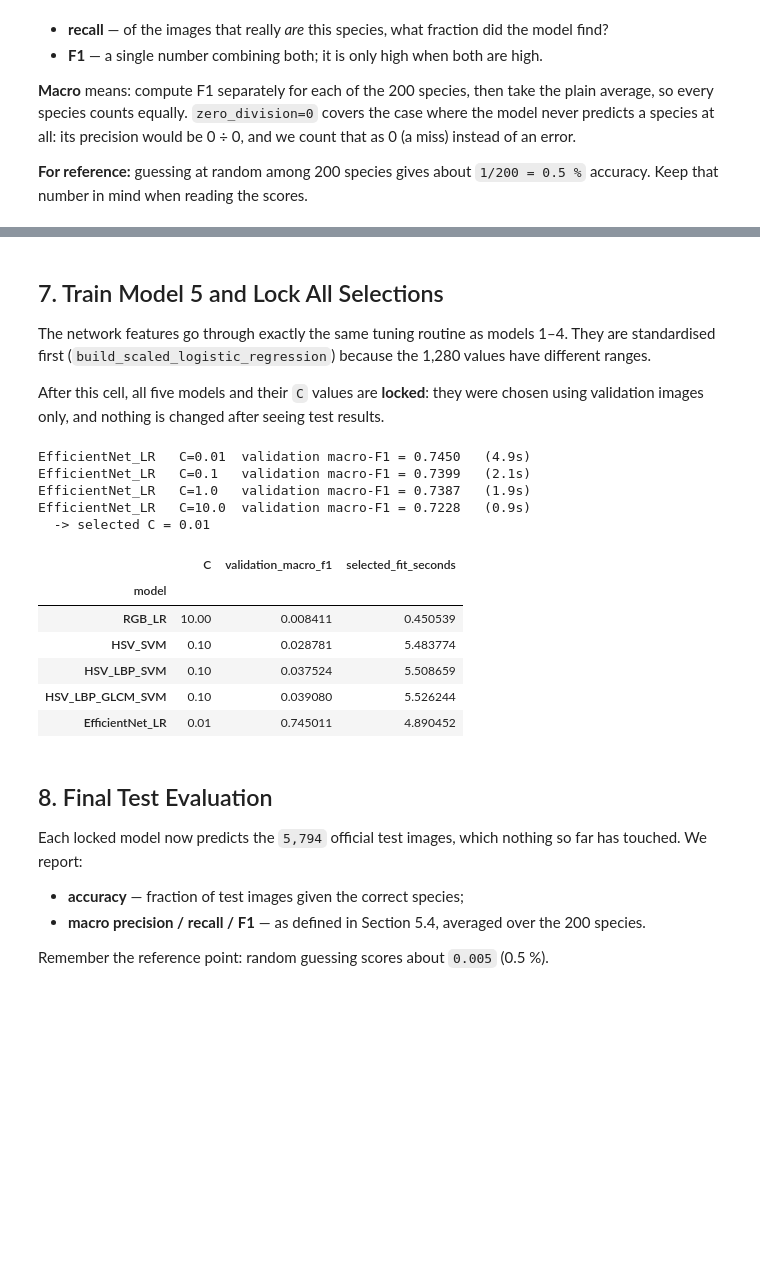
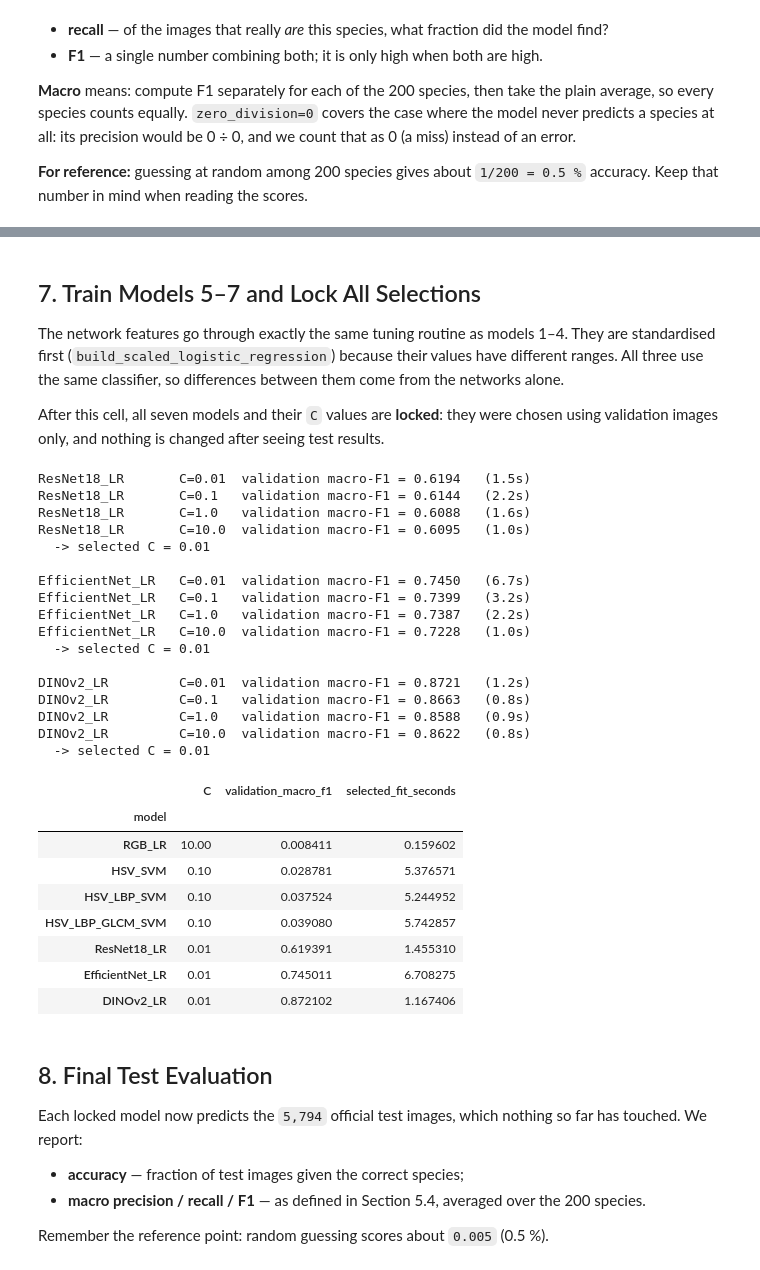
Before and after one commit to HaLTic/ML_Project_Birds, a Jupyter notebook: cosc434-group12-project-v2.ipynb, the cells around one changed output, grey strips where cells are left out. Cells and saved outputs as stored; diff of their text form; code cells hidden in the pictures; blank space fills up the shorter version.

```diff
--- a/cosc434-group12-project-v2.ipynb
+++ b/cosc434-group12-project-v2.ipynb
@@ -448,14 +458,14 @@ def extract_colour_texture_features(rows):
     return {feature_name: np.array(vectors) for feature_name, vectors in tables.items()}
 
 
-def load_or_extract(cache_file, extract_function, rows):
-    """Load features saved by an earlier run, or compute them now and save them for next time."""
+def load_or_extract(cache_file, extract_function, *arguments):
+    """Load features saved by an earlier run, or call extract_function(*arguments) now and save the result."""
     if cache_file.is_file():
         print('Loaded saved features:', cache_file.name)
         return dict(np.load(cache_file))
-    print(f'Extracting features for {len(rows)} images -> {cache_file.name}')
+    print('Extracting features ->', cache_file.name)
     started = perf_counter()
-    arrays = extract_function(rows)
+    arrays = extract_function(*arguments)
     extraction_seconds[cache_file.stem] = perf_counter() - started
     np.savez_compressed(cache_file, **arrays)
     return arrays
@@ -513,7 +523,9 @@ MODEL_FEATURES = {
     'HSV_SVM':          ['hsv'],
     'HSV_LBP_SVM':      ['hsv', 'lbp'],
     'HSV_LBP_GLCM_SVM': ['hsv', 'lbp', 'glcm'],
-    'EfficientNet_LR':  ['cnn'],          # these features are created in Section 6
+    'ResNet18_LR':      ['resnet18'],
+    'EfficientNet_LR':  ['efficientnet'],
+    'DINOv2_LR':        ['dinov2'],
 }
 
 def get_features(model_name, split_name):
@@ -543,7 +555,9 @@ MODEL_BUILDERS = {
     'HSV_SVM':          build_linear_svm,
     'HSV_LBP_SVM':      build_linear_svm,
     'HSV_LBP_GLCM_SVM': build_linear_svm,
+    'ResNet18_LR':      build_scaled_logistic_regression,
     'EfficientNet_LR':  build_scaled_logistic_regression,
+    'DINOv2_LR':        build_scaled_logistic_regression,
 }
 # %% [markdown]
 ### 5.4 Choosing `C` on the validation set
@@ -671,33 +737,48 @@ train cnn table shape: (4795, 1280)
 # %% [markdown]
-## 7. Train Model 5 and Lock All Selections
-The network features go through exactly the same tuning routine as models 1–4. They are standardised first (`build_scaled_logistic_regression`) because the 1,280 values have different ranges.
+## 7. Train Models 5–7 and Lock All Selections
+The network features go through exactly the same tuning routine as models 1–4. They are standardised first (`build_scaled_logistic_regression`) because their values have different ranges. All three use the same classifier, so differences between them come from the networks alone.
 
-After this cell, all five models and their `C` values are **locked**: they were chosen using validation images only, and nothing is changed after seeing test results.
+After this cell, all seven models and their `C` values are **locked**: they were chosen using validation images only, and nothing is changed after seeing test results.
 # %%
-tune_model('EfficientNet_LR')
+for model_name in ['ResNet18_LR', 'EfficientNet_LR', 'DINOv2_LR']:
+    tune_model(model_name)
 
 selected_models = pd.DataFrame(selected_rows).set_index('model')
 selected_models.to_csv(OUTPUT / 'selected_models.csv')
 pd.DataFrame(trial_rows).to_csv(OUTPUT / 'validation_trials.csv', index=False)
 
 # Save the trained models so they can be reloaded later without retraining.
 for model_name, model in models.items():
     joblib.dump(model, OUTPUT / f'{model_name}.joblib')
 
 display(selected_models)
 # %% [output]
-EfficientNet_LR   C=0.01  validation macro-F1 = 0.7450   (4.9s)
-EfficientNet_LR   C=0.1   validation macro-F1 = 0.7399   (2.1s)
-EfficientNet_LR   C=1.0   validation macro-F1 = 0.7387   (1.9s)
-EfficientNet_LR   C=10.0  validation macro-F1 = 0.7228   (0.9s)
+ResNet18_LR       C=0.01  validation macro-F1 = 0.6194   (1.5s)
+ResNet18_LR       C=0.1   validation macro-F1 = 0.6144   (2.2s)
+ResNet18_LR       C=1.0   validation macro-F1 = 0.6088   (1.6s)
+ResNet18_LR       C=10.0  validation macro-F1 = 0.6095   (1.0s)
   -> selected C = 0.01
+
+EfficientNet_LR   C=0.01  validation macro-F1 = 0.7450   (6.7s)
+EfficientNet_LR   C=0.1   validation macro-F1 = 0.7399   (3.2s)
+EfficientNet_LR   C=1.0   validation macro-F1 = 0.7387   (2.2s)
+EfficientNet_LR   C=10.0  validation macro-F1 = 0.7228   (1.0s)
+  -> selected C = 0.01
+
+DINOv2_LR         C=0.01  validation macro-F1 = 0.8721   (1.2s)
+DINOv2_LR         C=0.1   validation macro-F1 = 0.8663   (0.8s)
+DINOv2_LR         C=1.0   validation macro-F1 = 0.8588   (0.9s)
+DINOv2_LR         C=10.0  validation macro-F1 = 0.8622   (0.8s)
+  -> selected C = 0.01
 |  | C | validation_macro_f1 | selected_fit_seconds |
 | model |  |  |  |
-| RGB_LR | 10.00 | 0.008411 | 0.450539 |
-| HSV_SVM | 0.10 | 0.028781 | 5.483774 |
-| HSV_LBP_SVM | 0.10 | 0.037524 | 5.508659 |
-| HSV_LBP_GLCM_SVM | 0.10 | 0.039080 | 5.526244 |
-| EfficientNet_LR | 0.01 | 0.745011 | 4.890452 |
+| RGB_LR | 10.00 | 0.008411 | 0.159602 |
+| HSV_SVM | 0.10 | 0.028781 | 5.376571 |
+| HSV_LBP_SVM | 0.10 | 0.037524 | 5.244952 |
+| HSV_LBP_GLCM_SVM | 0.10 | 0.039080 | 5.742857 |
+| ResNet18_LR | 0.01 | 0.619391 | 1.455310 |
+| EfficientNet_LR | 0.01 | 0.745011 | 6.708275 |
+| DINOv2_LR | 0.01 | 0.872102 | 1.167406 |
 # %% [markdown]
 ## 8. Final Test Evaluation
 Each locked model now predicts the `5,794` official test images, which nothing so far has touched. We report:
```
Also changed, not shown: parts of 15 cells of this notebook, 22 other files.
